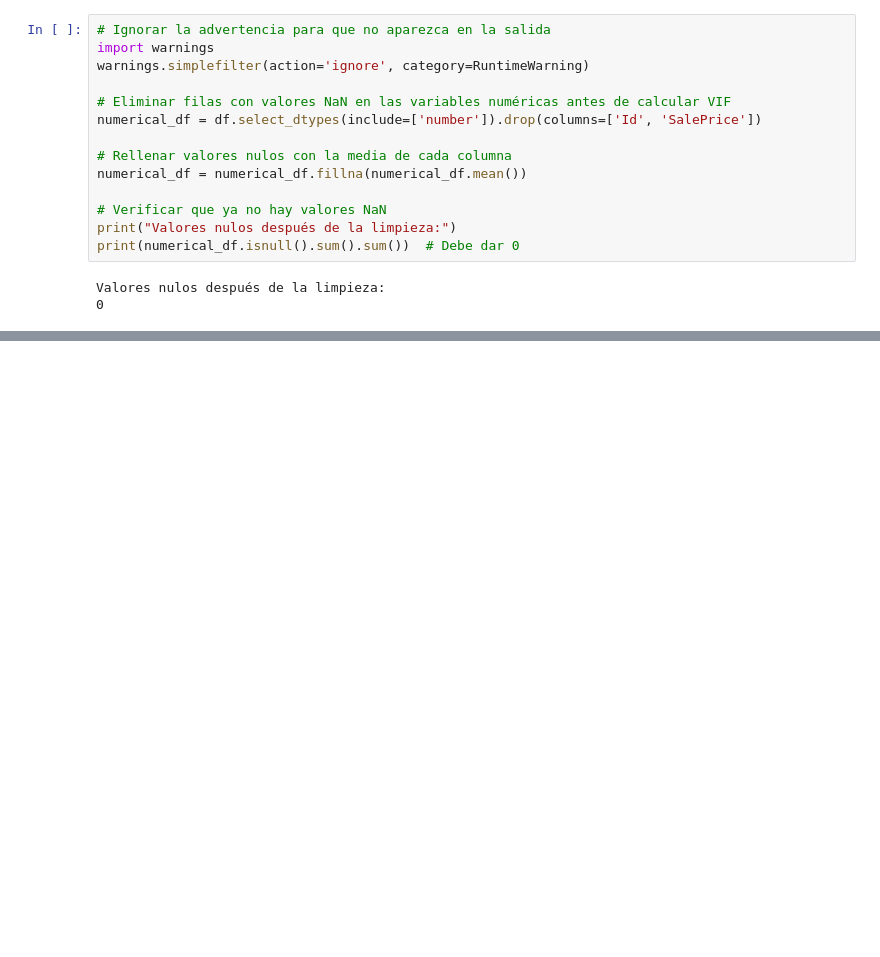
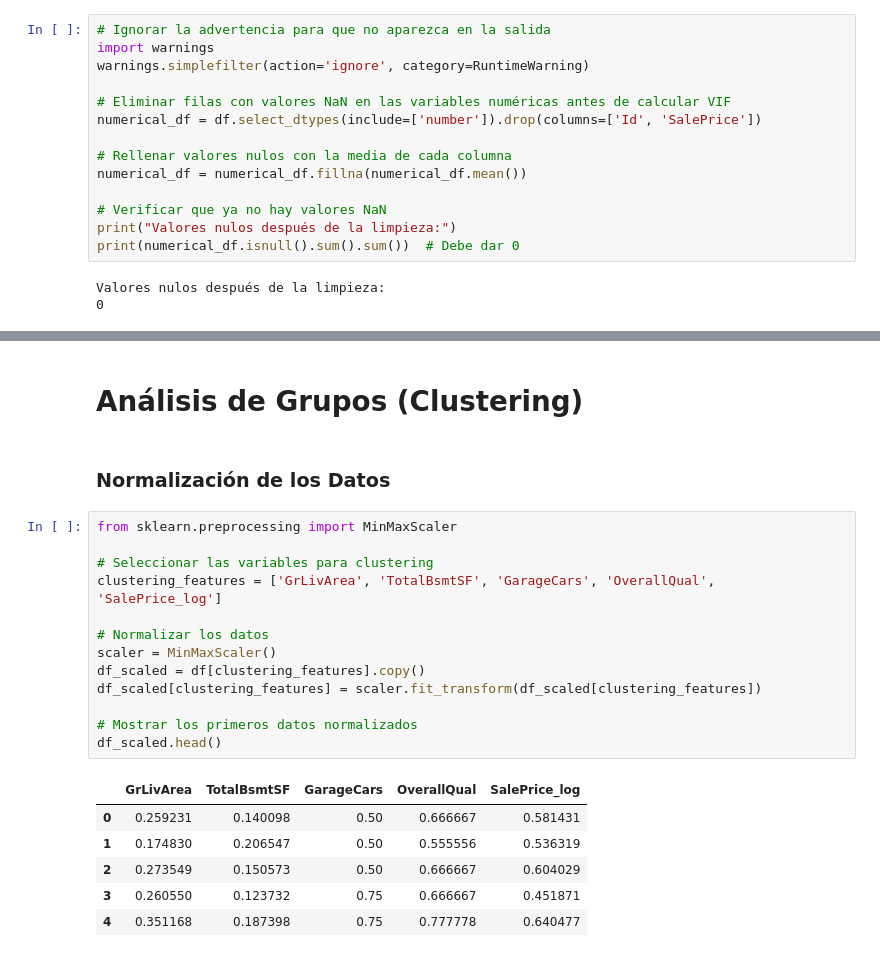
Before and after one commit to EstebanZG999/HT3Mineria, a Jupyter notebook: src/analisis_exploratorio.ipynb, the cells around one changed output, grey strips where cells are left out. Drawn from its saved outputs; the diff is of its cells as text; blank space fills up the shorter version.

```diff
--- a/src/analisis_exploratorio.ipynb
+++ b/src/analisis_exploratorio.ipynb
@@ -266,0 +267,24 @@ Variables con alta multicolinealidad (VIF > 10):
+# %% [markdown]
+# Análisis de Grupos (Clustering)
+# %% [markdown]
+### Normalización de los Datos
+# %%
+from sklearn.preprocessing import MinMaxScaler
+
+# Seleccionar las variables para clustering
+clustering_features = ['GrLivArea', 'TotalBsmtSF', 'GarageCars', 'OverallQual', 'SalePrice_log']
+
+# Normalizar los datos
+scaler = MinMaxScaler()
+df_scaled = df[clustering_features].copy()
+df_scaled[clustering_features] = scaler.fit_transform(df_scaled[clustering_features])
+
+# Mostrar los primeros datos normalizados
+df_scaled.head()
+# %% [output]
+|  | GrLivArea | TotalBsmtSF | GarageCars | OverallQual | SalePrice_log |
+| 0 | 0.259231 | 0.140098 | 0.50 | 0.666667 | 0.581431 |
+| 1 | 0.174830 | 0.206547 | 0.50 | 0.555556 | 0.536319 |
+| 2 | 0.273549 | 0.150573 | 0.50 | 0.666667 | 0.604029 |
+| 3 | 0.260550 | 0.123732 | 0.75 | 0.666667 | 0.451871 |
+| 4 | 0.351168 | 0.187398 | 0.75 | 0.777778 | 0.640477 |
```
Also changed, not shown: parts of 8 cells of this notebook.
